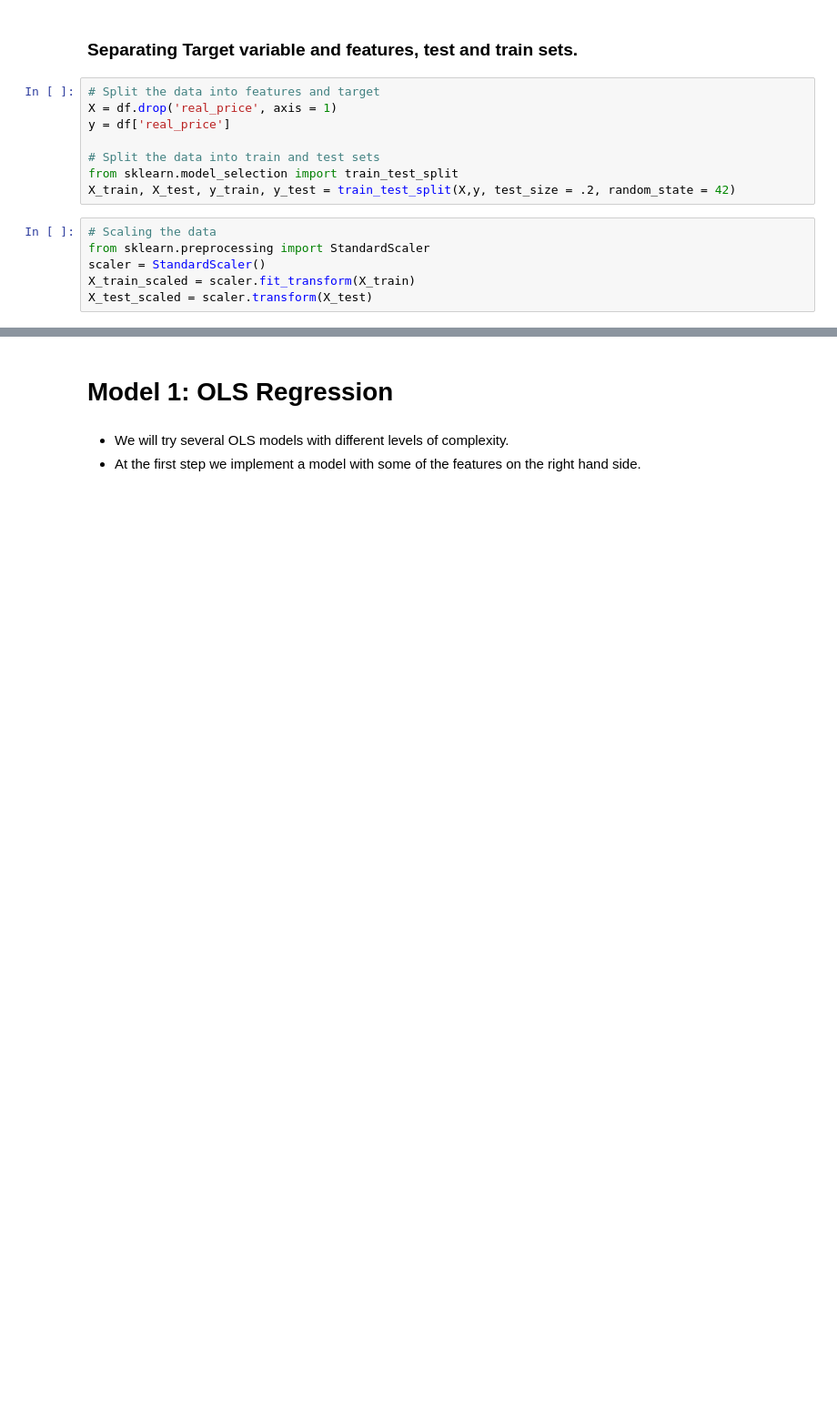
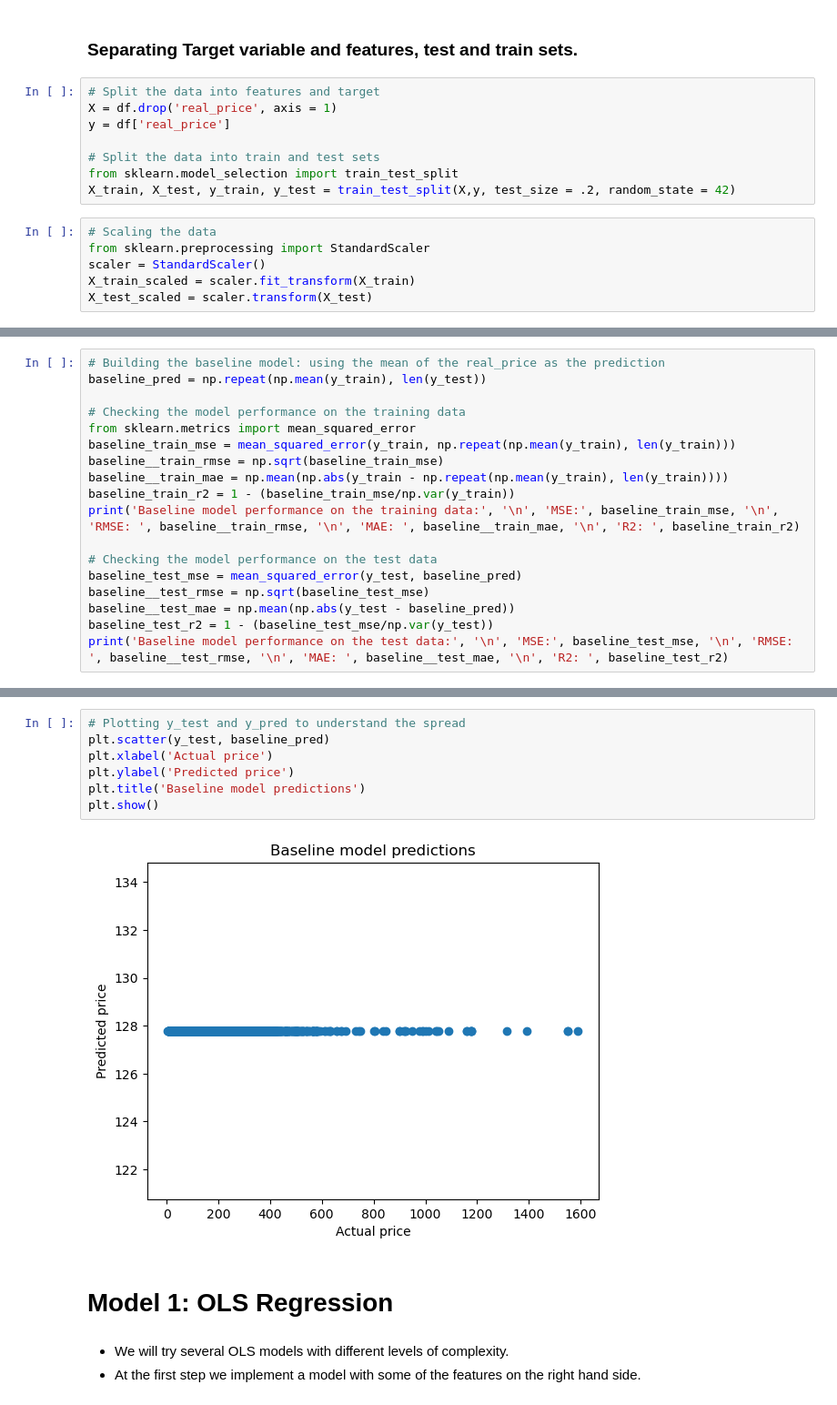
Before and after one commit to navaei-amir/ML-Final-Project, a Jupyter notebook: ML-Project.ipynb, the cells around one changed output, grey strips where cells are left out. Shown at 91% size. Cells and saved outputs as stored; diff of their text form; blank space fills up the shorter version.

```diff
--- a/ML-Project.ipynb
+++ b/ML-Project.ipynb
@@ -549,0 +557,18 @@ X_test_scaled = scaler.transform(X_test)
+# %%
+# Building the baseline model: using the mean of the real_price as the prediction
+baseline_pred = np.repeat(np.mean(y_train), len(y_test))
+
+# Checking the model performance on the training data
+from sklearn.metrics import mean_squared_error
+baseline_train_mse = mean_squared_error(y_train, np.repeat(np.mean(y_train), len(y_train)))
+baseline__train_rmse = np.sqrt(baseline_train_mse)
+baseline__train_mae = np.mean(np.abs(y_train - np.repeat(np.mean(y_train), len(y_train))))
+baseline_train_r2 = 1 - (baseline_train_mse/np.var(y_train))
+print('Baseline model performance on the training data:', '\n', 'MSE:', baseline_train_mse, '\n',  'RMSE: ', baseline__train_rmse, '\n', 'MAE: ', baseline__train_mae, '\n', 'R2: ', baseline_train_r2)
+
+# Checking the model performance on the test data
+baseline_test_mse = mean_squared_error(y_test, baseline_pred)
+baseline__test_rmse = np.sqrt(baseline_test_mse)
+baseline__test_mae = np.mean(np.abs(y_test - baseline_pred))
+baseline_test_r2 = 1 - (baseline_test_mse/np.var(y_test))
+print('Baseline model performance on the test data:', '\n', 'MSE:', baseline_test_mse, '\n', 'RMSE: ', baseline__test_rmse, '\n', 'MAE: ', baseline__test_mae, '\n', 'R2: ', baseline_test_r2)
@@ -550,3 +586,12 @@ X_test_scaled = scaler.transform(X_test)
+# %%
+# Plotting y_test and y_pred to understand the spread
+plt.scatter(y_test, baseline_pred)
+plt.xlabel('Actual price')
+plt.ylabel('Predicted price')
+plt.title('Baseline model predictions')
+plt.show()
+# %% [output]
+[figure, added]
 # %% [markdown]
 # Model 1: OLS Regression
 # %% [markdown]
```
Also changed, not shown: parts of 33 cells of this notebook.
